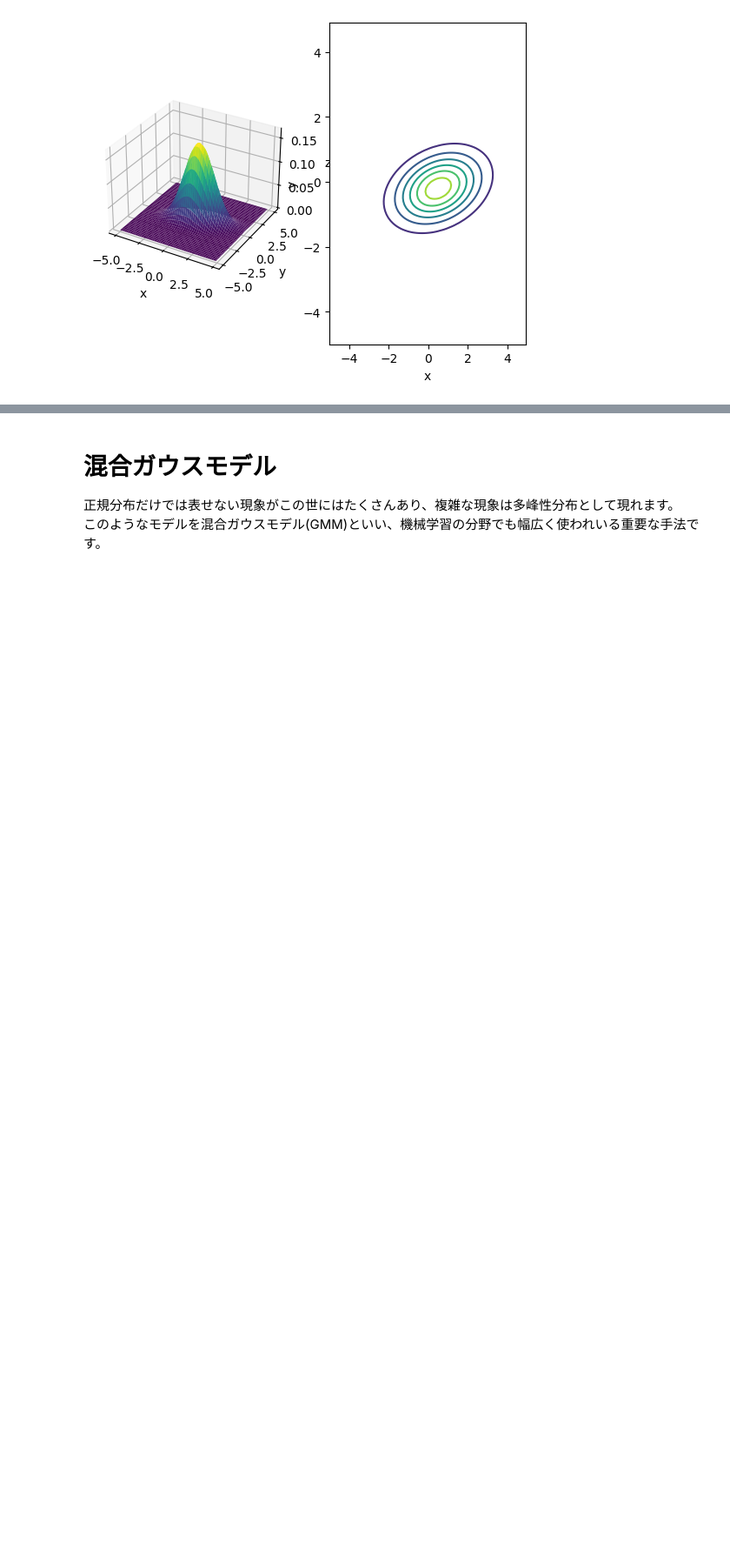
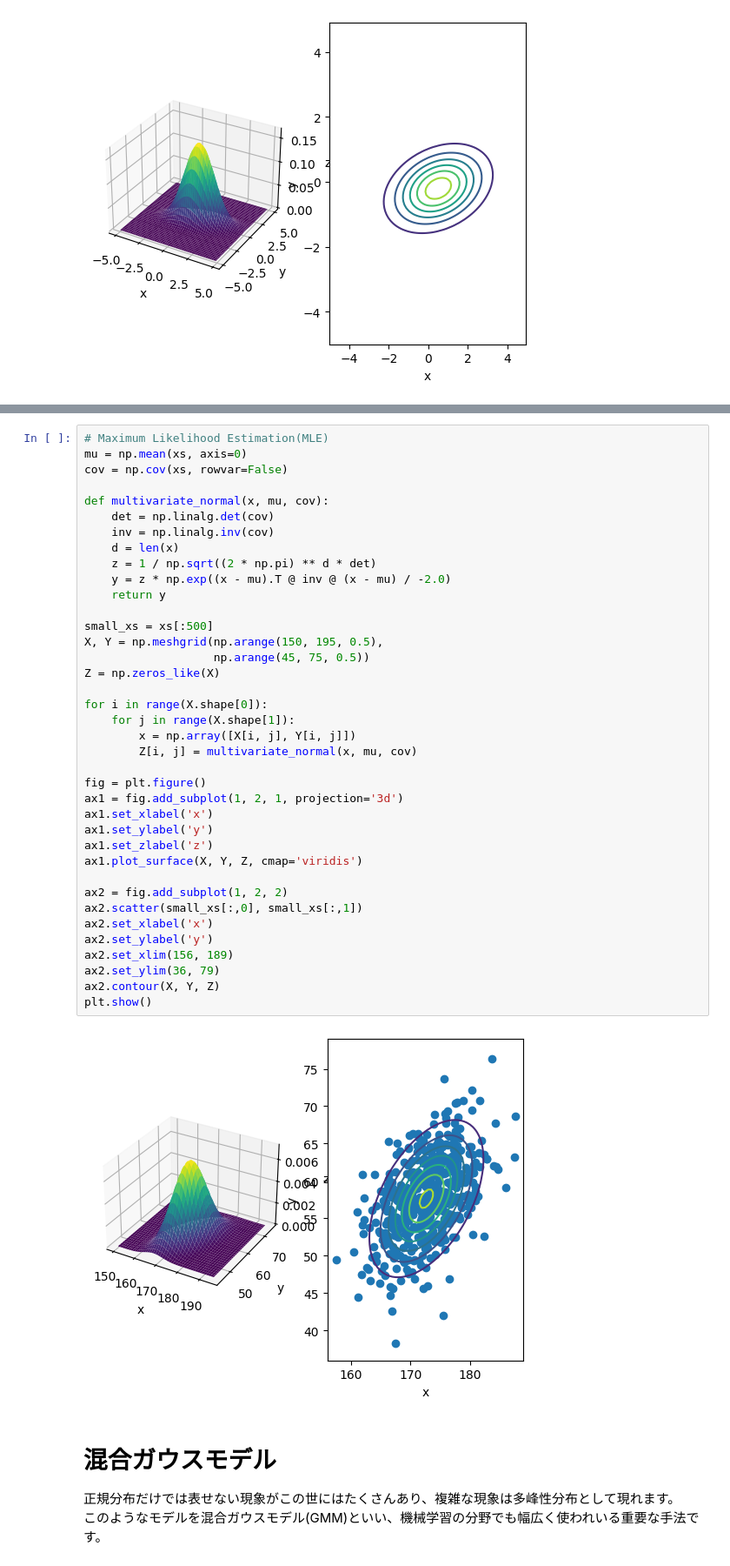
Before and after one commit to LABO-M/zerotuku5, a Jupyter notebook: step04/Chapter3.4_yoshida.ipynb, the cells around one changed output, grey strips where cells are left out. Shown at 87% size. Drawn from its saved outputs; the diff is of its cells as text; blank space fills up the shorter version.

```diff
--- a/step04/Chapter3.4_yoshida.ipynb
+++ b/step04/Chapter3.4_yoshida.ipynb
@@ -149,3 +230,43 @@ plt.show()
+# %%
+# Maximum Likelihood Estimation(MLE)
+mu = np.mean(xs, axis=0)
+cov = np.cov(xs, rowvar=False)
+
+def multivariate_normal(x, mu, cov):
+    det = np.linalg.det(cov)
+    inv = np.linalg.inv(cov)
+    d = len(x)
+    z = 1 / np.sqrt((2 * np.pi) ** d * det)
+    y = z * np.exp((x - mu).T @ inv @ (x - mu) / -2.0)
+    return y
+
+small_xs = xs[:500]
+X, Y = np.meshgrid(np.arange(150, 195, 0.5),
+                   np.arange(45, 75, 0.5))
+Z = np.zeros_like(X)
+
+for i in range(X.shape[0]):
+    for j in range(X.shape[1]):
+        x = np.array([X[i, j], Y[i, j]])
+        Z[i, j] = multivariate_normal(x, mu, cov)
+
+fig = plt.figure()
+ax1 = fig.add_subplot(1, 2, 1, projection='3d')
+ax1.set_xlabel('x')
+ax1.set_ylabel('y')
+ax1.set_zlabel('z')
+ax1.plot_surface(X, Y, Z, cmap='viridis')
+
+ax2 = fig.add_subplot(1, 2, 2)
+ax2.scatter(small_xs[:,0], small_xs[:,1])
+ax2.set_xlabel('x')
+ax2.set_ylabel('y')
+ax2.set_xlim(156, 189)
+ax2.set_ylim(36, 79)
+ax2.contour(X, Y, Z)
+plt.show()
+# %% [output]
+[figure, added]
 # %% [markdown]
 # 混合ガウスモデル
 
```
Also changed, not shown: parts of 11 cells of this notebook, 1 other file.
